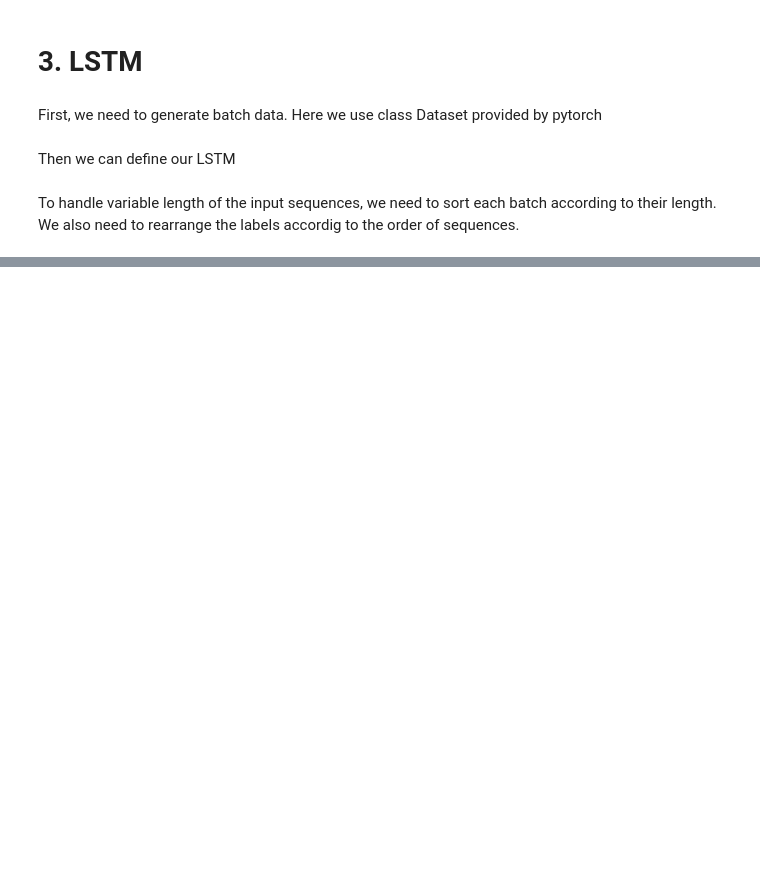
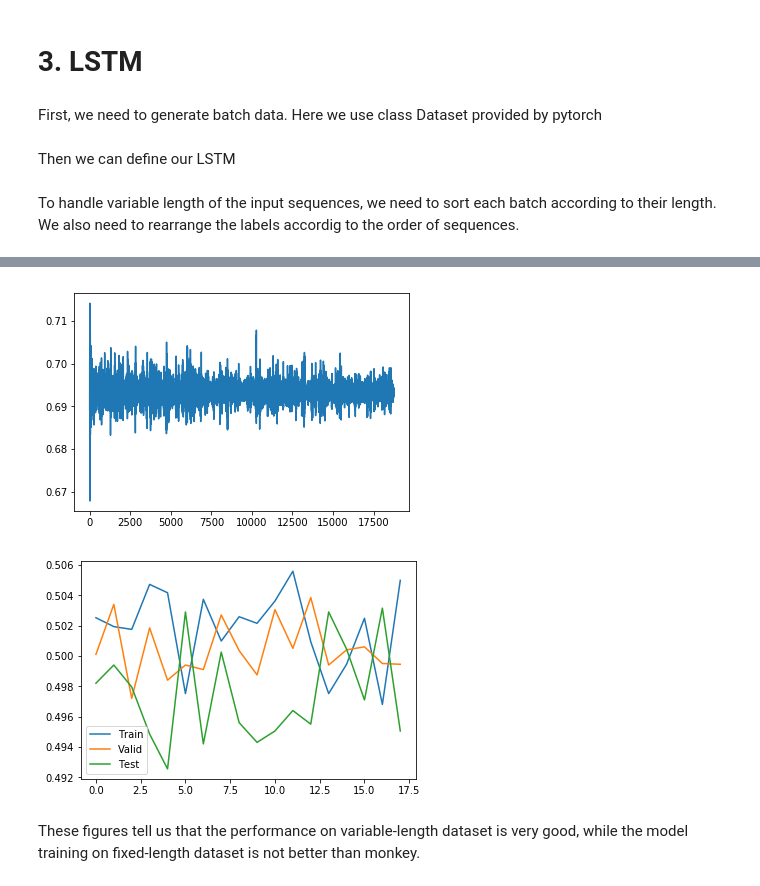
Before and after one commit to Adoni/DL-Playground, a Jupyter notebook: LSTM4XOR.ipynb, the cells around one changed output, grey strips where cells are left out. Drawn from its saved outputs; the diff is of its cells as text; code cells hidden in the pictures; blank space fills up the shorter version.

```diff
--- a/LSTM4XOR.ipynb
+++ b/LSTM4XOR.ipynb
@@ -126,10 +161,10 @@ class LSTM_CLF(nn.Module):
         return self.clf(hidden)
 # %%
-def test_lstm(lstm,X_test,y_test,use_cuda):
-    sequences,labels,lengths=sort_and_padding(X_test,y_test,use_cuda)
-    final_layer=lstm(sequences,lengths)
-    y_pred=final_layer.topk(1)[1].cpu().data.numpy()
-    return accuracy_score(labels,y_pred)
+def test_lstm(lstm, test, use_cuda):
+    sequences, labels, lengths = sort_and_padding(test[0], test[1], use_cuda)
+    final_layer = lstm(sequences, lengths)
+    y_pred = final_layer.topk(1)[1].cpu().data.numpy()
+    return accuracy_score(labels, y_pred)
 # %% [markdown]
 To handle variable length of the input sequences, we need to sort each batch according to their length.
 We also need to rearrange the labels accordig to the order of sequences.
@@ -207,0 +325,13 @@ A Jupyter Widget
+# %%
+plt.plot(losses)
+plt.show()
+plt.plot(accuracy[0], label='Train')
+plt.plot(accuracy[1], label='Valid')
+plt.plot(accuracy[2], label='Test')
+plt.legend()
+plt.show()
+# %% [output]
+[figure, added]
+[figure, added]
+# %% [markdown]
+These figures tell us that the performance on variable-length dataset is very good, while the model training on fixed-length dataset is not better than monkey.
```
Also changed, not shown: parts of 50 cells of this notebook, 2 other files.
